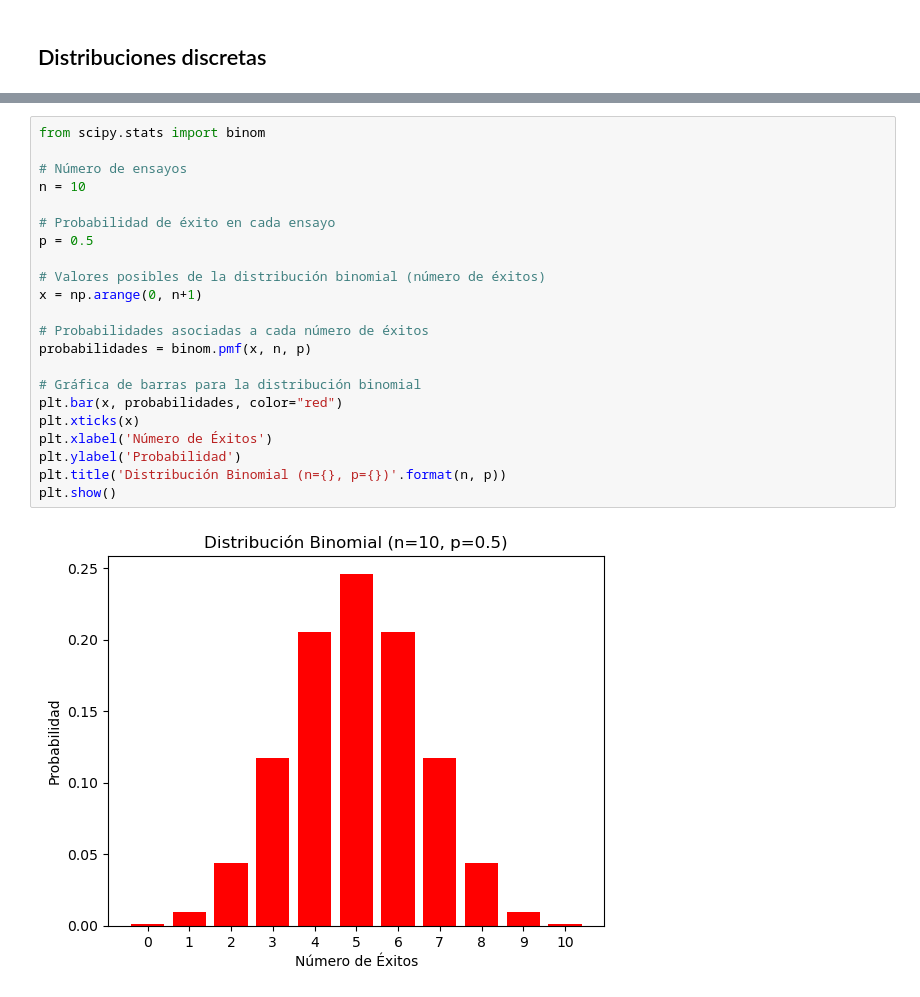
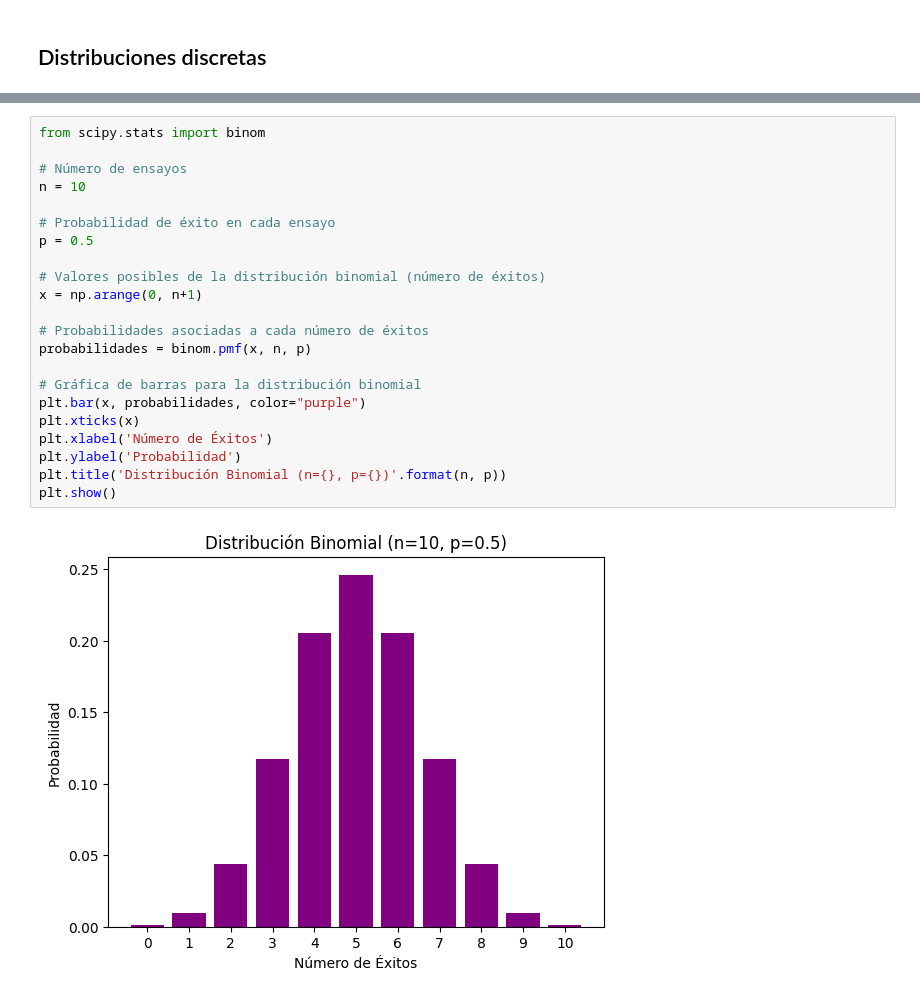
Before and after one commit to mallenarenas/Distribuciones, a Jupyter notebook: distribuciones.ipynb, the cells around one changed output, grey strips where cells are left out. Drawn from its saved outputs; the diff is of its cells as text.

```diff
--- a/distribuciones.ipynb
+++ b/distribuciones.ipynb
@@ -152,24 +152,24 @@ plt.show()
 # %%
 from scipy.stats import binom
 
 # Número de ensayos
 n = 10
 
 # Probabilidad de éxito en cada ensayo
 p = 0.5
 
 # Valores posibles de la distribución binomial (número de éxitos)
 x = np.arange(0, n+1)
 
 # Probabilidades asociadas a cada número de éxitos
 probabilidades = binom.pmf(x, n, p)
 
 # Gráfica de barras para la distribución binomial
-plt.bar(x, probabilidades, color="red")
+plt.bar(x, probabilidades, color="purple")
 plt.xticks(x)
 plt.xlabel('Número de Éxitos')
 plt.ylabel('Probabilidad')
 plt.title('Distribución Binomial (n={}, p={})'.format(n, p))
 plt.show()
 # %% [output]
-[figure, old version]
+[figure, new version]
```
Also changed, not shown: parts of 5 cells of this notebook.
